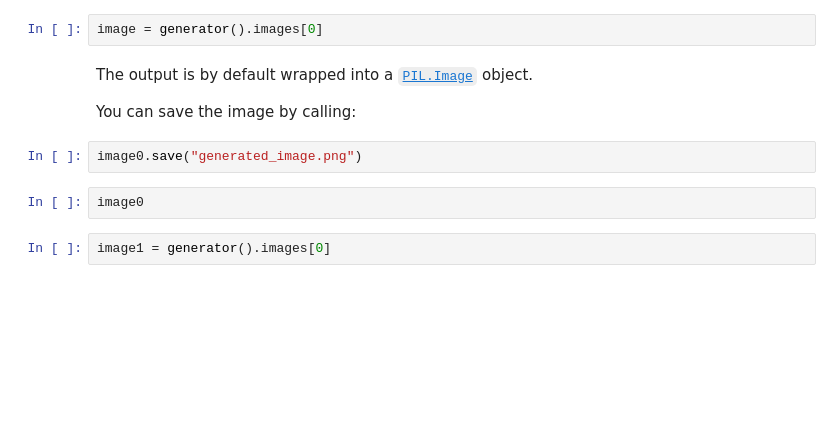
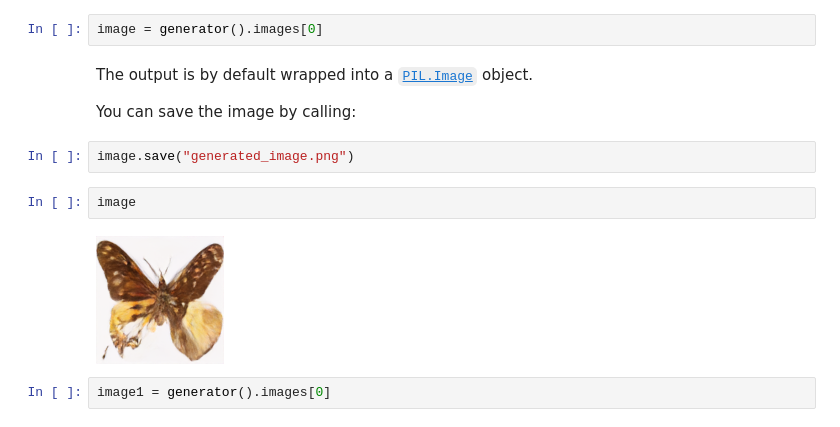
Before and after one commit to cagBRT/Diffusers, a Jupyter notebook: unconditional_image_generation.ipynb, the cells around one changed output. Cells and saved outputs as stored; diff of their text form; blank space fills up the shorter version.

```diff
--- a/unconditional_image_generation.ipynb
+++ b/unconditional_image_generation.ipynb
@@ -51,9 +118,11 @@ The output is by default wrapped into a [`PIL.Image`](https://pillow.readthedocs
 
 You can save the image by calling:
 # %%
-image0.save("generated_image.png")
+image.save("generated_image.png")
-# %%
-image0
+# %%
+image
+# %% [output]
+[figure, added]
 # %%
 image1 = generator().images[0]
 # %%
```
Also changed, not shown: parts of 23 cells of this notebook.
